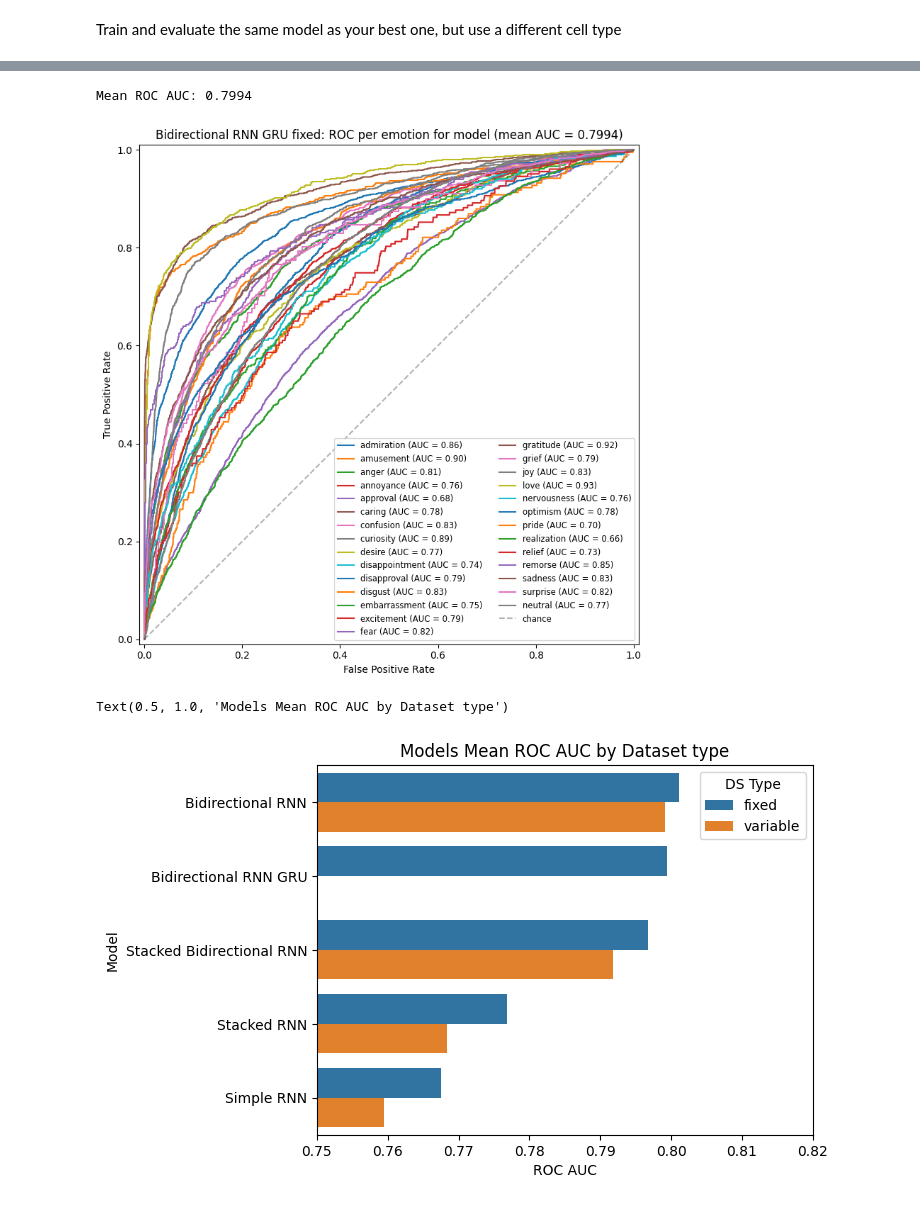
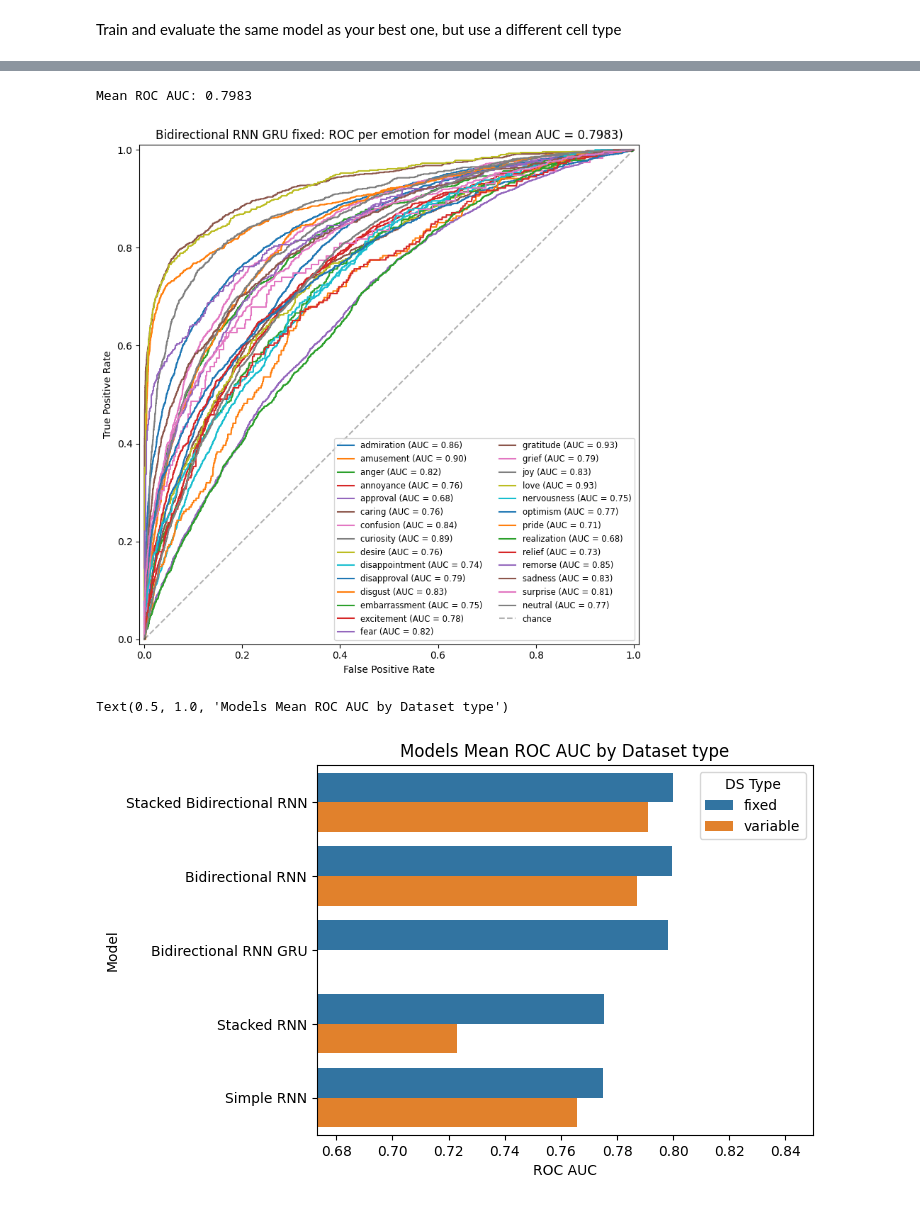
Before and after one commit to ReSpix/neural, a Jupyter notebook: notebooks/rnn/sequence_classification.ipynb, the cells around one changed output, grey strips where cells are left out. Drawn from its saved outputs; the diff is of its cells as text; code cells hidden in the pictures.

```diff
--- a/notebooks/rnn/sequence_classification.ipynb
+++ b/notebooks/rnn/sequence_classification.ipynb
@@ -115,7 +118,7 @@ class GoEmotionsDataset(keras.utils.PyDataset):
         x: pd.Series,
         y: np.ndarray,
         tokenizer,
-        max_seq_length: int,
+        max_seq_length: int | None,
         fixed_seq_length: bool,
         batch_size: int = 128,
         shuffle: bool = True,
@@ -133,12 +136,8 @@ class GoEmotionsDataset(keras.utils.PyDataset):
         self.fixed_seq_length = fixed_seq_length
         self.tokenizer = tokenizer
 
-        full_text_tokens = [tokenizer.encode(text) for text in x]
-        lengths = np.array([len(t) for t in full_text_tokens])
-        mask = lengths < max_seq_length
-
-        self.raw_text_tokens = [t for t, keep in zip(full_text_tokens, mask) if keep]
-        self.y = y[mask]
+        self.raw_text_tokens = [tokenizer.encode(text)[:max_seq_length] for text in x]
+        self.y = y
 
         if fixed_seq_length:
             self.padded_text_tokens = self.pad_sequences(
@@ -231,6 +230,6 @@ ds_fixed_train[0]
 # %%
-ds_variable_train = GoEmotionsDataset(X_train, y_train, tokenizer, 31, fixed_seq_length=False)
-ds_variable_test = GoEmotionsDataset(X_test, y_test, tokenizer, 31, fixed_seq_length=False)
+ds_variable_train = GoEmotionsDataset(X_train, y_train, tokenizer, None, fixed_seq_length=False)
+ds_variable_test = GoEmotionsDataset(X_test, y_test, tokenizer, None, fixed_seq_length=False)
 # %%
 lengths = np.array([i[0].shape[1] for i in ds_variable_train])
 # %%
@@ -254,0 +256,25 @@ sns.histplot(lengths, bins=29)
+# %%
+p_global = ds_variable_train.y.mean(axis=0)
+n_batches = len(ds_variable_train)
+K = ds_variable_train.y.shape[1]
+
+tvd_per_batch = np.zeros(n_batches)
+for i in range(n_batches):
+    x_batch, y_batch = ds_variable_train[i]
+    y_batch = np.asarray(y_batch)
+    p_batch = y_batch.mean(axis=0)
+    tvd_per_batch[i] = np.abs(p_batch - p_global).mean()
+# %%
+rng = np.random.default_rng()
+tvd_random = np.zeros(n_batches)
+for i in range(n_batches):
+    idx = rng.choice(len(ds_variable_train.y), size=64, replace=False)
+    p_batch = ds_variable_train.y[idx].mean(axis=0)
+    tvd_random[i] = np.abs(p_batch - p_global).mean()
+
+print(f"random: mean={tvd_random.mean():.4f}, "
+      f"p95={np.percentile(tvd_random, 95):.4f}, "
+      f"max={tvd_random.max():.4f}")
+print(f"sorted: mean={tvd_per_batch.mean():.4f}, "
+      f"p95={np.percentile(tvd_per_batch, 95):.4f}, "
+      f"max={tvd_per_batch.max():.4f}")
@@ -743,15 +787,15 @@ print(f"Mean ROC AUC: {mean_auc:.4f}")
 plt.tight_layout()
 plt.show()
 # %% [output]
-Mean ROC AUC: 0.7994
+Mean ROC AUC: 0.7983
-[figure, old version]
+[figure, new version]
 # %%
 score_df = pd.DataFrame(model_scores)
 score_df_sorted = score_df.sort_values(by='ROC AUC', ascending=False)
 
 ax = sns.barplot(x="ROC AUC", y="Model", data=score_df_sorted, hue="DS Type", orient="h")
-ax.set_xlim(0.75, 0.82)
+ax.set_xlim(score_df_sorted["ROC AUC"].min() - 0.05, score_df_sorted["ROC AUC"].max() + 0.05)
 ax.set_title("Models Mean ROC AUC by Dataset type")
 # %% [output]
 Text(0.5, 1.0, 'Models Mean ROC AUC by Dataset type')
-[figure, old version]
+[figure, new version]
```
Also changed, not shown: parts of 14 cells of this notebook.
